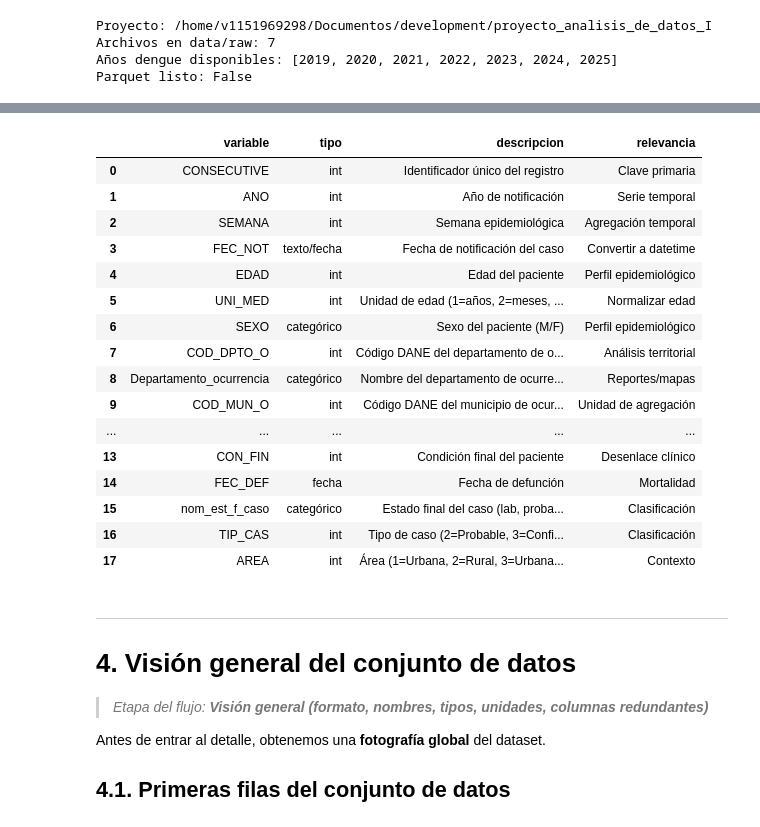
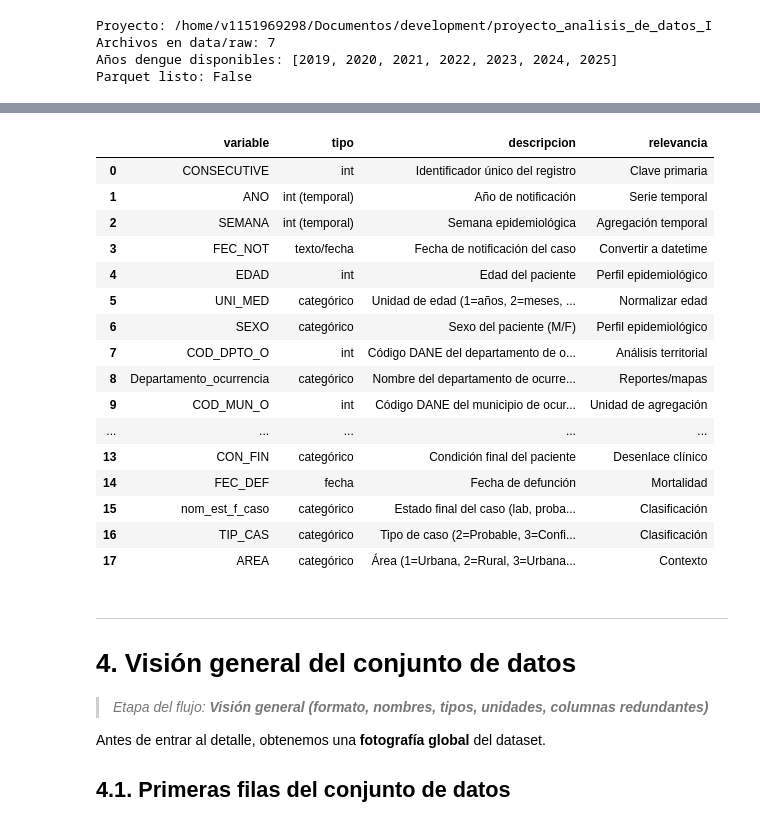
Before and after one commit to giovannyjb/proyecto_analisis_de_datos_I, a Jupyter notebook: notebooks/taller1_eda_dengue.ipynb, the cells around one changed output, grey strips where cells are left out. Saved outputs shown, nothing was run; the diff lists cells and outputs as text; code cells hidden in the pictures.

```diff
--- a/notebooks/taller1_eda_dengue.ipynb
+++ b/notebooks/taller1_eda_dengue.ipynb
@@ -225,9 +214,9 @@ columnas_clave = [
 diccionario = pd.DataFrame({
     "variable": columnas_clave,
     "tipo": [
-        "int", "int", "int", "texto/fecha", "int", "int", "categórico",
+        "int", "int (temporal)", "int (temporal)", "texto/fecha", "int", "categórico", "categórico",
         "int", "categórico", "int", "categórico",
-        "int", "int", "int", "fecha", "categórico", "int", "int",
+        "categórico", "categórico", "categórico", "fecha", "categórico", "categórico", "categórico",
     ],
     "descripcion": [
         "Identificador único del registro",
@@ -235,48 +224,48 @@ diccionario = pd.DataFrame({
         "Semana epidemiológica",
         "Fecha de notificación del caso",
         "Edad del paciente",
         "Unidad de edad (1=años, 2=meses, 3=días)",
         "Sexo del paciente (M/F)",
         "Código DANE del departamento de ocurrencia",
         "Nombre del departamento de ocurrencia",
         "Código DANE del municipio de ocurrencia",
         "Nombre del municipio de ocurrencia",
         "Caso confirmado (1=Sí, 0=No)",
         "Hospitalizado (1=Sí, 2=No)",
         "Condición final del paciente",
         "Fecha de defunción",
         "Estado final del caso (lab, probable, etc.)",
         "Tipo de caso (2=Probable, 3=Confirmado)",
         "Área (1=Urbana, 2=Rural, 3=Urbana-rural)",
     ],
     "relevancia": [
         "Clave primaria", "Serie temporal", "Agregación temporal", "Convertir a datetime",
         "Perfil epidemiológico", "Normalizar edad", "Perfil epidemiológico",
         "Análisis territorial", "Reportes/mapas", "Unidad de agregación", "Reportes/mapas",
         "Filtro de casos", "Severidad", "Desenlace clínico", "Mortalidad", "Clasificación",
         "Clasificación", "Contexto",
     ],
 })
 
 diccionario
 # %% [output]
 |  | variable | tipo | descripcion | relevancia |
 | 0 | CONSECUTIVE | int | Identificador único del registro | Clave primaria |
-| 1 | ANO | int | Año de notificación | Serie temporal |
-| 2 | SEMANA | int | Semana epidemiológica | Agregación temporal |
+| 1 | ANO | int (temporal) | Año de notificación | Serie temporal |
+| 2 | SEMANA | int (temporal) | Semana epidemiológica | Agregación temporal |
 | 3 | FEC_NOT | texto/fecha | Fecha de notificación del caso | Convertir a datetime |
 | 4 | EDAD | int | Edad del paciente | Perfil epidemiológico |
-| 5 | UNI_MED | int | Unidad de edad (1=años, 2=meses, ... | Normalizar edad |
+| 5 | UNI_MED | categórico | Unidad de edad (1=años, 2=meses, ... | Normalizar edad |
 | 6 | SEXO | categórico | Sexo del paciente (M/F) | Perfil epidemiológico |
 | 7 | COD_DPTO_O | int | Código DANE del departamento de o... | Análisis territorial |
 | 8 | Departamento_ocurrencia | categórico | Nombre del departamento de ocurre... | Reportes/mapas |
 | 9 | COD_MUN_O | int | Código DANE del municipio de ocur... | Unidad de agregación |
 | ... | ... | ... | ... | ... |
-| 13 | CON_FIN | int | Condición final del paciente | Desenlace clínico |
+| 13 | CON_FIN | categórico | Condición final del paciente | Desenlace clínico |
 | 14 | FEC_DEF | fecha | Fecha de defunción | Mortalidad |
 | 15 | nom_est_f_caso | categórico | Estado final del caso (lab, proba... | Clasificación |
-| 16 | TIP_CAS | int | Tipo de caso (2=Probable, 3=Confi... | Clasificación |
-| 17 | AREA | int | Área (1=Urbana, 2=Rural, 3=Urbana... | Contexto |
+| 16 | TIP_CAS | categórico | Tipo de caso (2=Probable, 3=Confi... | Clasificación |
+| 17 | AREA | categórico | Área (1=Urbana, 2=Rural, 3=Urbana... | Contexto |
 # %% [markdown]
 ---
 # 4. Visión general del conjunto de datos
```
Also changed, not shown: parts of 9 cells of this notebook, 2 other files.
